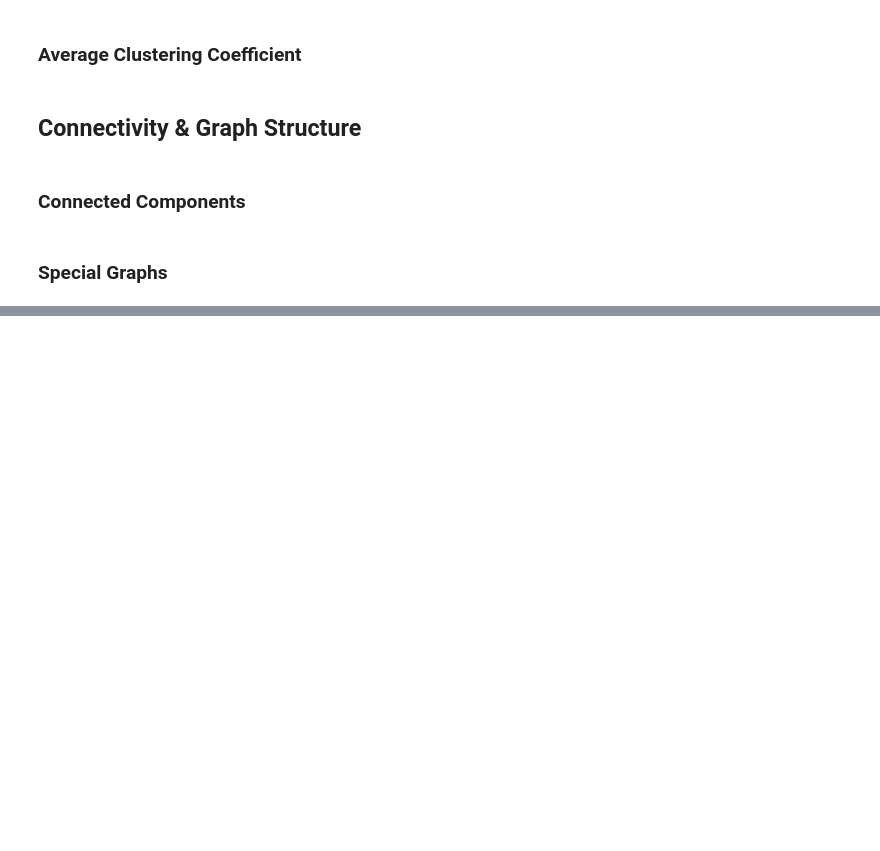
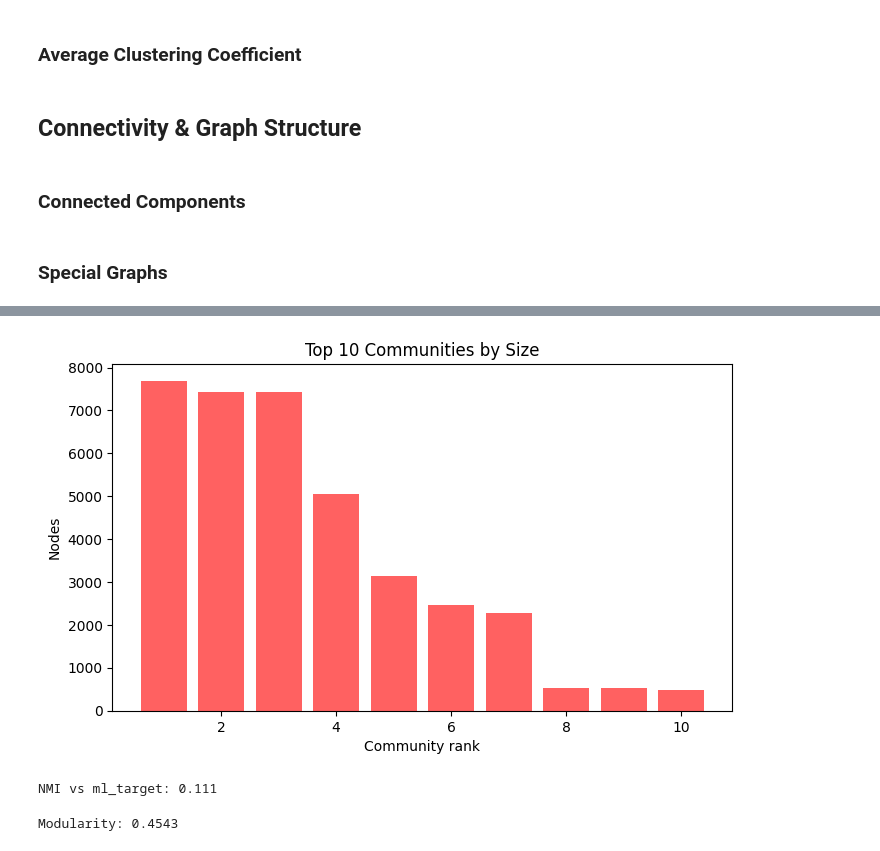
Before and after one commit to GehadHelmy/github_SNA, a Jupyter notebook: Project_SNA.ipynb, the cells around one changed output, grey strips where cells are left out. Cells and saved outputs as stored; diff of their text form; code cells hidden in the pictures; blank space fills up the shorter version.

```diff
--- a/Project_SNA.ipynb
+++ b/Project_SNA.ipynb
@@ -415,0 +523,20 @@ display(special_graphs_df)
+# %%
+sizes = sorted(map(len, communities), reverse=True)
+plt.figure(figsize=(8, 4.5))
+plt.bar(range(1, 11), sizes[:10], color="#ff6161")
+plt.xlabel("Community rank"); plt.ylabel("Nodes"); plt.title("Top 10 Communities by Size")
+plt.show()
+# %% [output]
+[figure, added]
+# %%
+lab = target_df.set_index("id")["ml_target"]
+nodes = [n for n in G.nodes() if n in lab.index]
+nmi = normalized_mutual_info_score([lab[n] for n in nodes], [node_comm[n] for n in nodes])
+print(f"NMI vs ml_target: {nmi:.3f}")
+# %% [output]
+NMI vs ml_target: 0.111
+# %%
+Q = nx_comm.modularity(G, communities)
+print(f"Modularity: {Q:.4f}")
+# %% [output]
+Modularity: 0.4543
```
Also changed, not shown: parts of 18 cells of this notebook.
